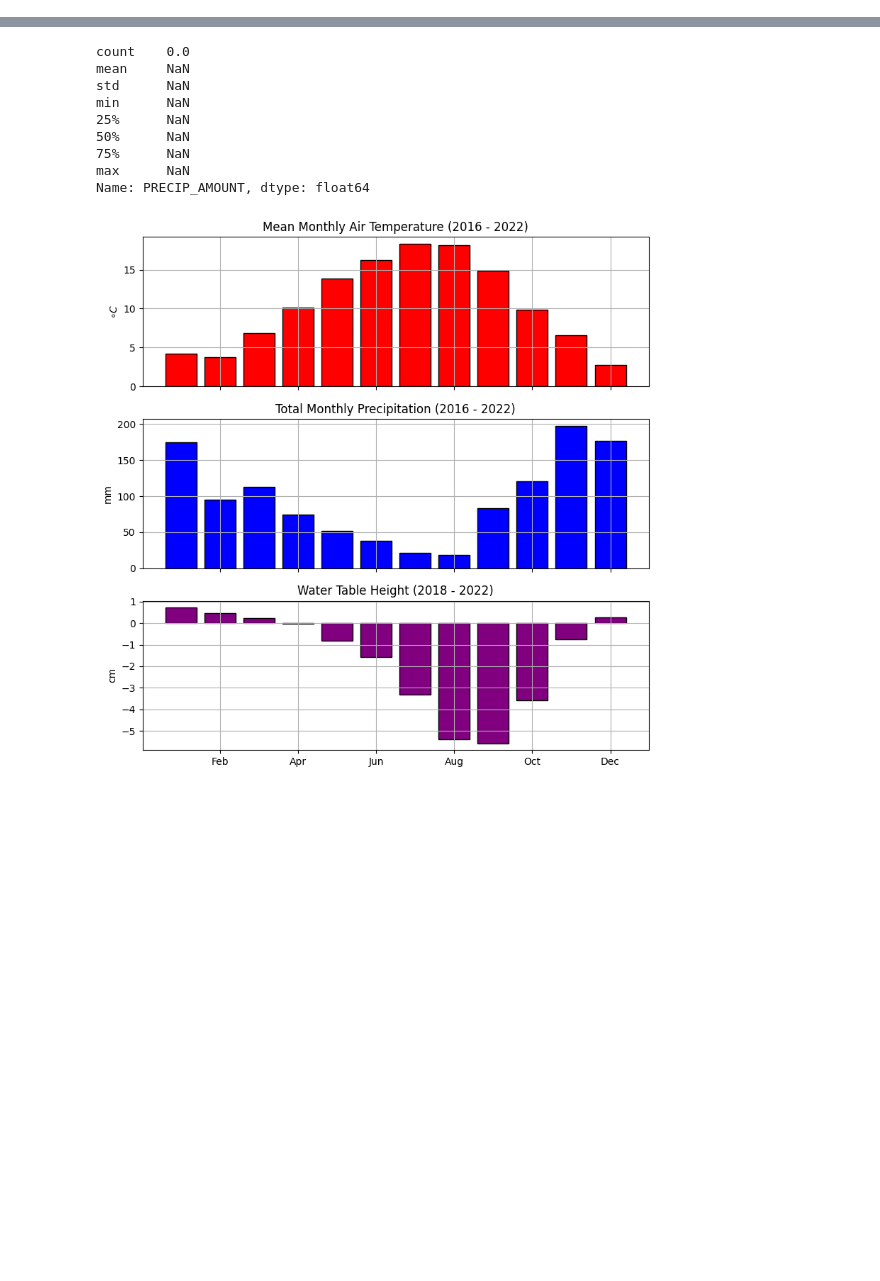
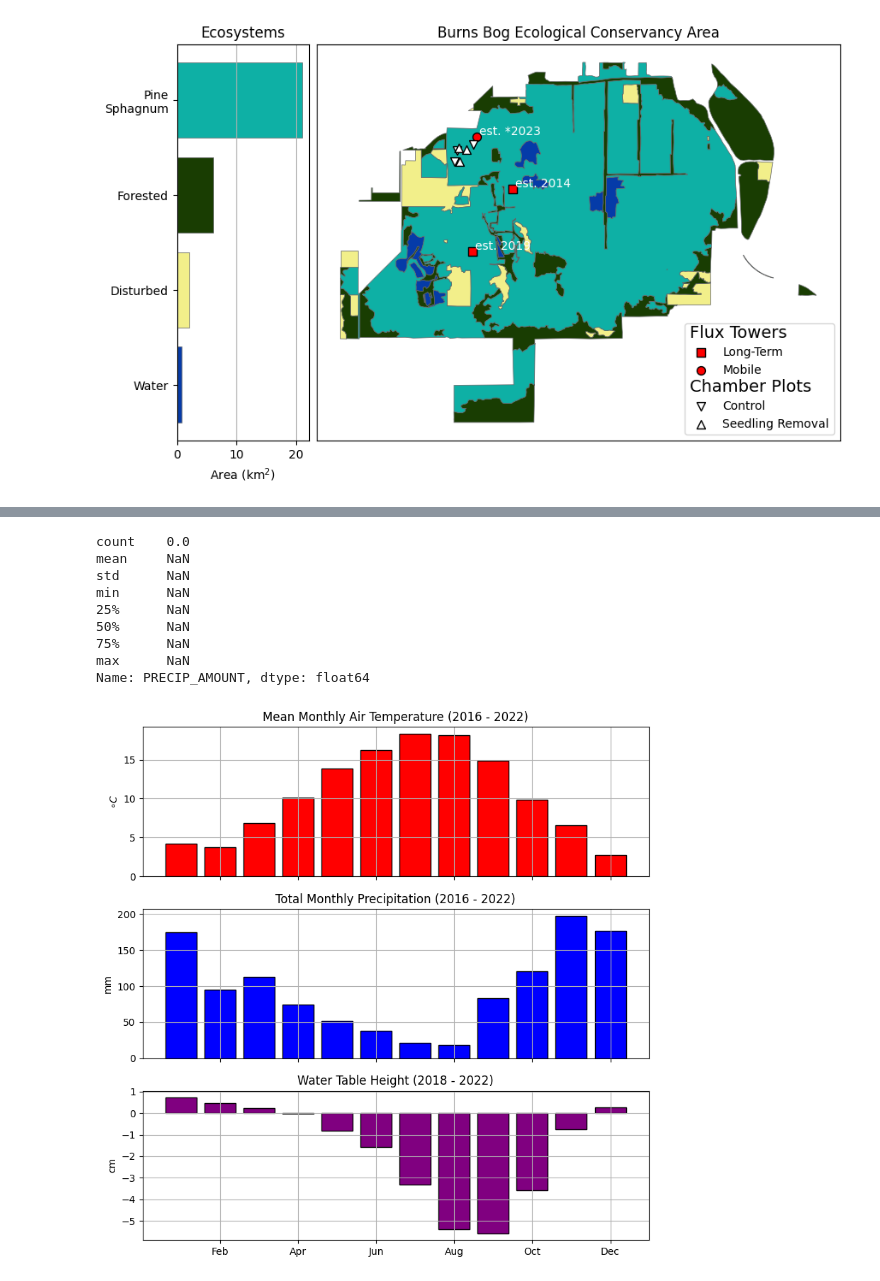
Before and after one commit to ubc-micromet/BBECA_Work, a Jupyter notebook: Maps_and_Figures.ipynb, the cells around one changed output, grey strips where cells are left out. Saved outputs shown, nothing was run; the diff lists cells and outputs as text; code cells hidden in the pictures; blank space fills up the shorter version.

```diff
--- a/Maps_and_Figures.ipynb
+++ b/Maps_and_Figures.ipynb
@@ -138,33 +138,35 @@ for i,row in BB.iterrows():
 
 kwargs['marker'] = 'o'
 BBS = Towers.loc[Towers['Name']=='BBS']
 map.scatter(BBS['X'],BBS['Y'],
            label='Mobile',
            **kwargs)
 for i,row in BBS.iterrows():
     map.text(row['X']+label_pad,row['Y']+label_pad,f'est. *2023',color='white')
 
 kwargs['facecolor'] ='white'
 for treat in Chambers['Treatment'].unique():
     row = Chambers.loc[((Chambers['Zone']==2016)&(Chambers['Treatment']==treat))]
     kwargs['marker'] = row['marker'].iloc[0]
     map.scatter(row.geometry.x,row.geometry.y,
            label=treat,
            **kwargs)
 
 handles, labels = map.get_legend_handles_labels()
 handles.insert(0,'Flux Towers')
 labels.insert(0,'')
 
 handles.insert(3,'Chamber Plots')
 labels.insert(3,'')
 map.legend(handles=(handles),labels=(labels),loc=4,
            handler_map={str: mel.LegendTitle({'fontsize': 14})})
 map.get_xaxis().set_visible(False)
 map.get_yaxis().set_visible(False)
 map.set_title('Burns Bog Ecological Conservancy Area')
 
 
-cx.add_basemap(map,source=cx.providers.OpenStreetMap.Mapnik, crs=BBS.crs)#, zoom=11)
-plt.savefig('images/EcosystemMap.png',dpi=600)
+# cx.add_basemap(map,source=cx.providers.OpenStreetMap.Mapnik, crs=BBS.crs, zoom=11)
+plt.savefig('images/EcosystemMap.png',dpi=500)
+# %% [output]
+[figure, added]
 # %%
```
Also changed, not shown: parts of 5 cells of this notebook, 4 other files.
